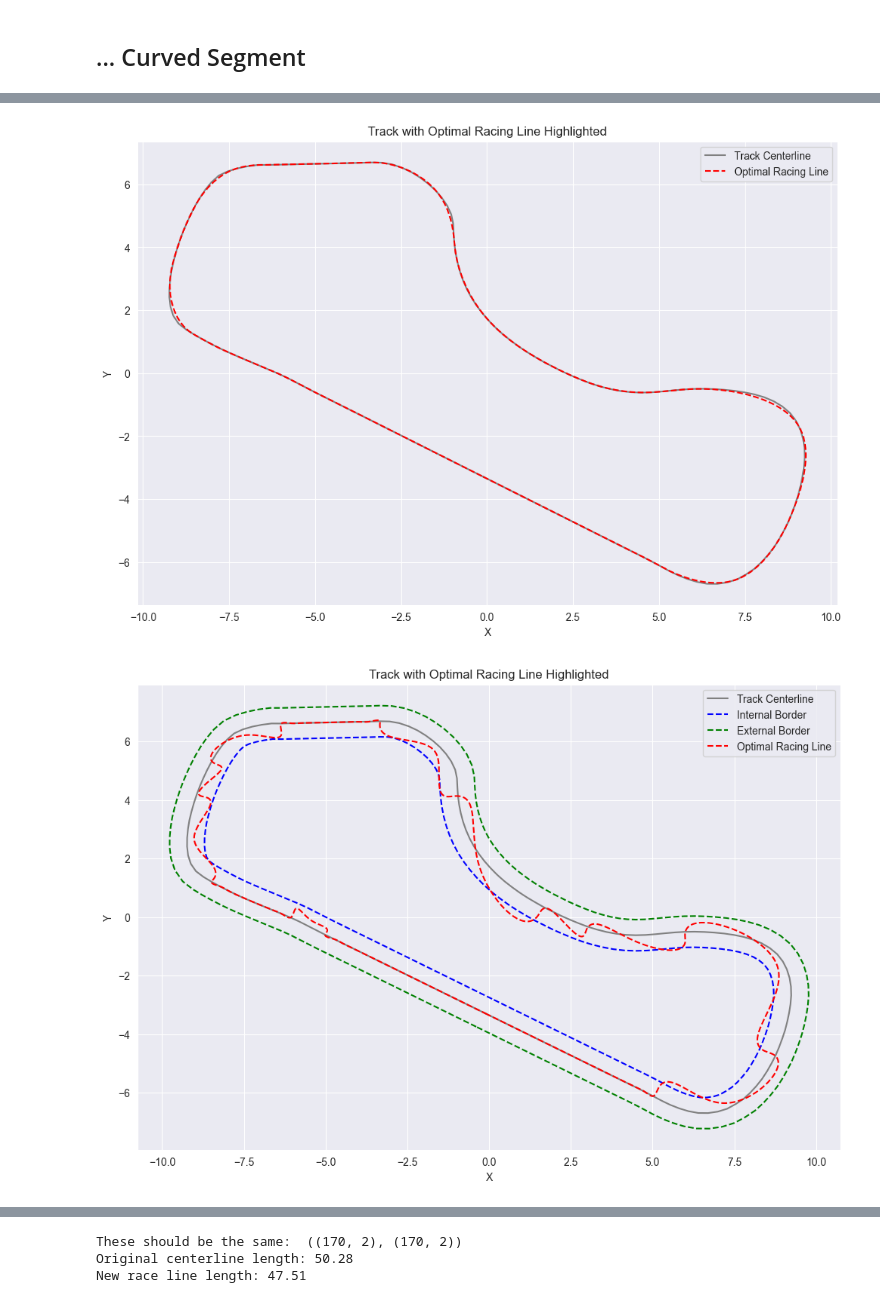
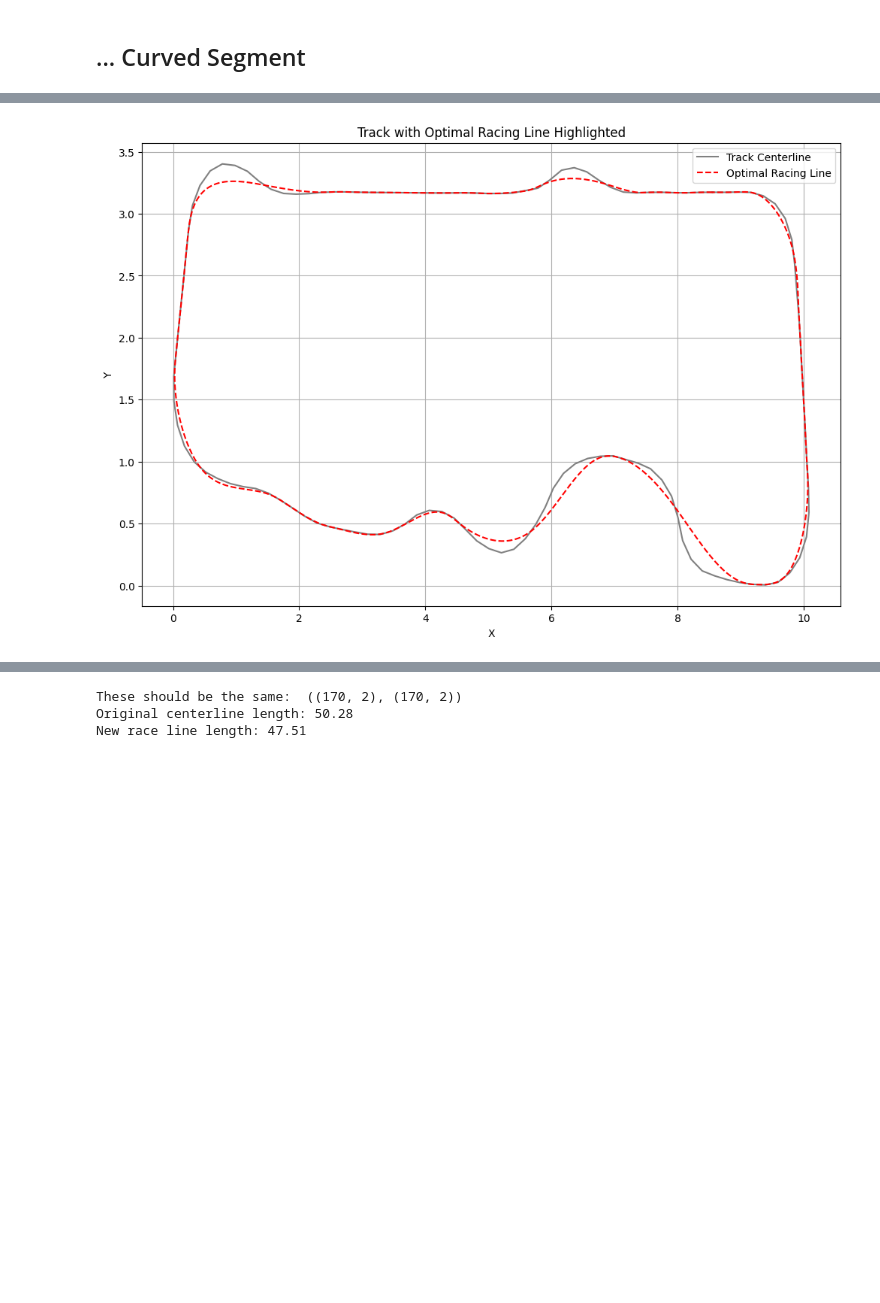
Before and after one commit to scscodes/dr2024, a Jupyter notebook: resources/TrackAnalysis.ipynb, the cells around one changed output, grey strips where cells are left out. Saved outputs shown, nothing was run; the diff lists cells and outputs as text; code cells hidden in the pictures; blank space fills up the shorter version.

Commit message:
summit track data

```diff
--- a/resources/TrackAnalysis.ipynb
+++ b/resources/TrackAnalysis.ipynb
@@ -29,12 +29,12 @@ with open('TrackAnalysis.ipynb', 'w', encoding='utf-8') as f:
 # Load Data: AWS Mock Inputs
 # %%
 # Track characteristics
-TRACK_NAME = '2022_may_open_ccw'
-TRACK_LENGTH = 46.16
+TRACK_NAME = '2022_summit_speedway'
+TRACK_LENGTH = 25.24
 TRACK_WIDTH = 1.07 #* 0.95  # percentage of full width
 
 # AWS parameters
-waypoints = np.load('../resources/tracks/2022_may_open_ccw.npy')
+waypoints = np.load('../resources/tracks/2022_summit_speedway.npy')
 closest_waypoints = [3, 4]  # mocked
 # %% [markdown]
 # Load Data: Global Variables
@@ -662,10 +660,9 @@ def plot_racing_line_between_borders(points, optimal_line_bb, internal_border, e
 # %%
 
 plot_racing_line(center_line, optimal_line)
-plot_racing_line_between_borders(center_line, optimal_line_between_borders, inner_border, outer_border)
+# plot_racing_line_between_borders(center_line, optimal_line_between_borders, inner_border, outer_border)
 # %% [output]
-[figure, old version]
+[figure, new version]
-[figure, removed]
 # %%
 # From https://github.com/e-koch/ewky_scripts/blob/master/curvature.py
 
```
Also changed, not shown: parts of 16 cells of this notebook, 4 other files.
